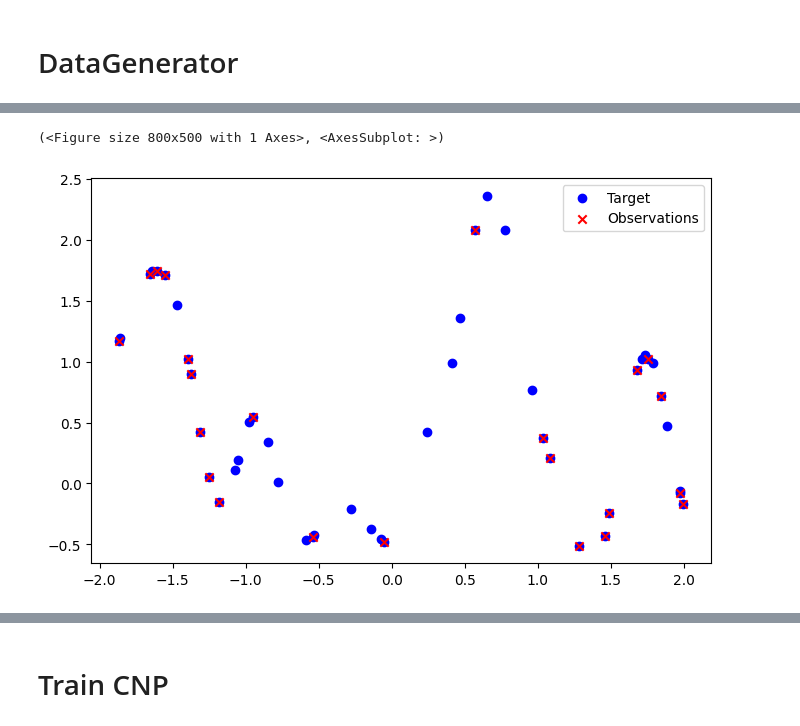
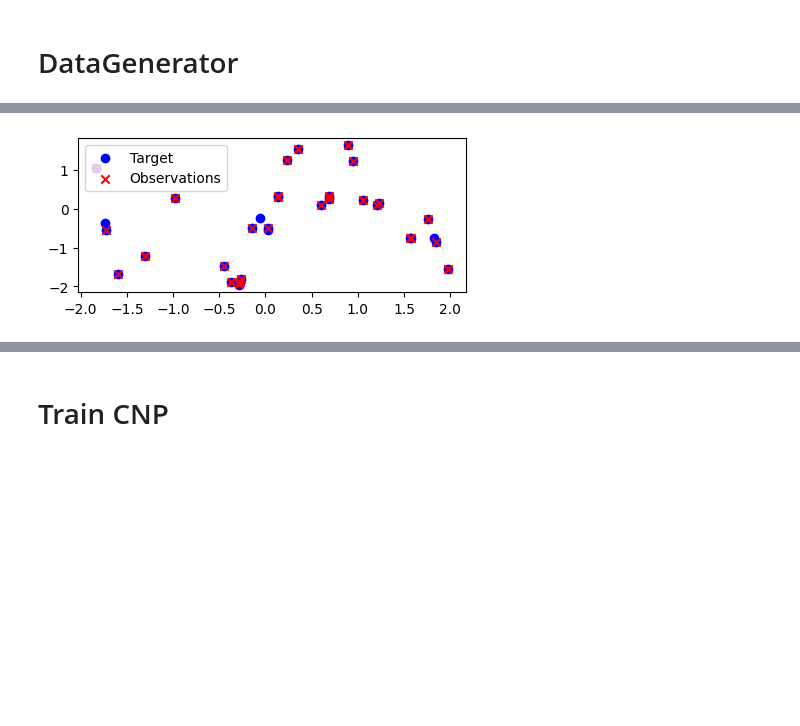
Before and after one commit to tonywu71/neural-processes, a Jupyter notebook: train_cnp_from_arbitrary_gp_varying_kernel.ipynb, the cells around one changed output, grey strips where cells are left out. Cells and saved outputs as stored; diff of their text form; code cells hidden in the pictures; blank space fills up the shorter version.

Commit message:
Factorize plotting functions for report

```diff
--- a/train_cnp_from_arbitrary_gp_varying_kernel.ipynb
+++ b/train_cnp_from_arbitrary_gp_varying_kernel.ipynb
@@ -51,9 +52,8 @@ To enable them in other operations, rebuild TensorFlow with the appropriate comp
 # %%
 (context_x, context_y, target_x), target_y = next(iter(data_generator.train_ds))
 # %%
-data_generator.plot_first_elt_of_random_batch()
+data_generator.plot_first_elt_of_random_batch(figsize=(5, 2));
 # %% [output]
-(<Figure size 800x500 with 1 Axes>, <AxesSubplot: >)
-[figure, old version]
+[figure, new version]
 # %%
 for (context_x, context_y, target_x), target_y in data_generator.train_ds.take(5):
```
Also changed, not shown: parts of 15 cells of this notebook, 3 other files.
